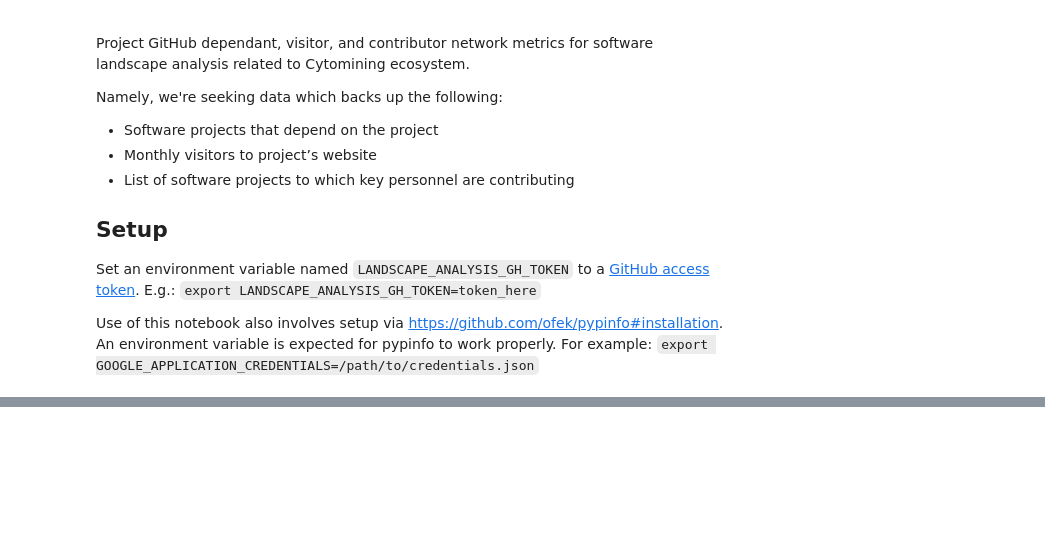
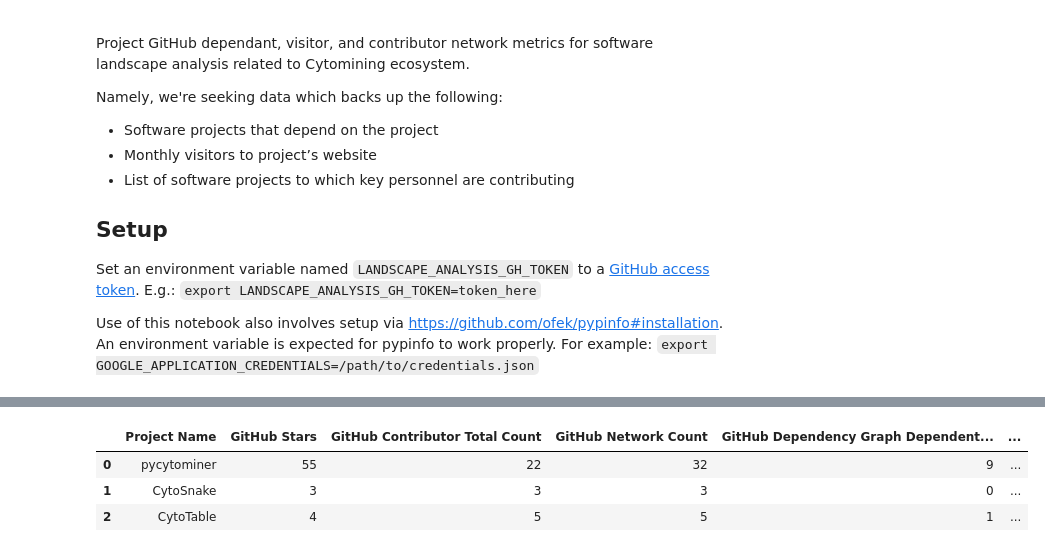
Before and after one commit to WayScience/software-landscape-analysis, a Jupyter notebook: notebooks/cytomining-ecosystem/gather-targeted-github-data.ipynb, the cells around one changed output, grey strips where cells are left out. Saved outputs shown, nothing was run; the diff lists cells and outputs as text; code cells hidden in the pictures; blank space fills up the shorter version.

```diff
--- a/notebooks/cytomining-ecosystem/gather-targeted-github-data.ipynb
+++ b/notebooks/cytomining-ecosystem/gather-targeted-github-data.ipynb
@@ -384,12 +447,26 @@ ak.to_parquet(
 # %%
 # depict results from the file
 with duckdb.connect() as ddb:
-    pkg_totals = ddb.query(
+    ghstats_totals = ddb.query(
         f"""
     SELECT
-        ghstats."Project Name"
-
+        ghstats."Project Name",
+        ghstats."GitHub Stars",
+        ghstats."GitHub Contributor Total Count",
+        ghstats."GitHub Network Count",
+        ghstats."GitHub Dependency Graph Dependents Count",
+        ghstats."GitHub Code Search Dependents Count",
+        ghstats."GitHub Total Dependents Count",
+        ghstats."GitHub Stargazers Count by Month Average",
+        ghstats."GitHub Stargazers Count by Month Median",
+        ghstats."GitHub Stargazers Count by Year Average",
+        ghstats."GitHub Stargazers Count by Year Median"
     FROM read_parquet('data/loi-target-project-github-metrics.parquet') as ghstats
     """,
     ).df()
-pkg_totals
+ghstats_totals
+# %% [output]
+|  | Project Name | GitHub Stars | GitHub Contributor Total Count | GitHub Network Count | GitHub Dependency Graph Dependent... | ... |
+| 0 | pycytominer | 55 | 22 | 32 | 9 | ... |
+| 1 | CytoSnake | 3 | 3 | 3 | 0 | ... |
+| 2 | CytoTable | 4 | 5 | 5 | 1 | ... |
```
Also changed, not shown: parts of 7 cells of this notebook, 2 other files.
